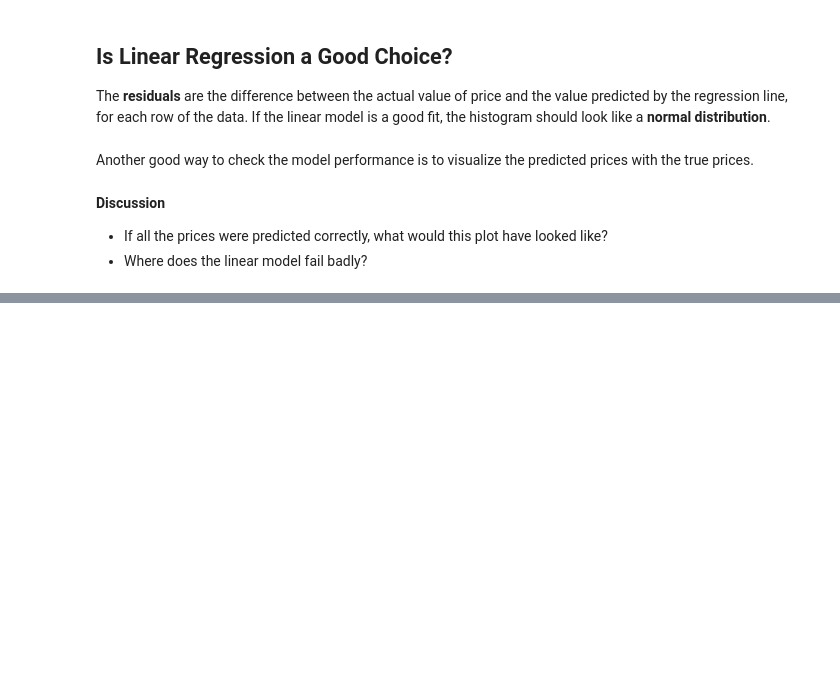
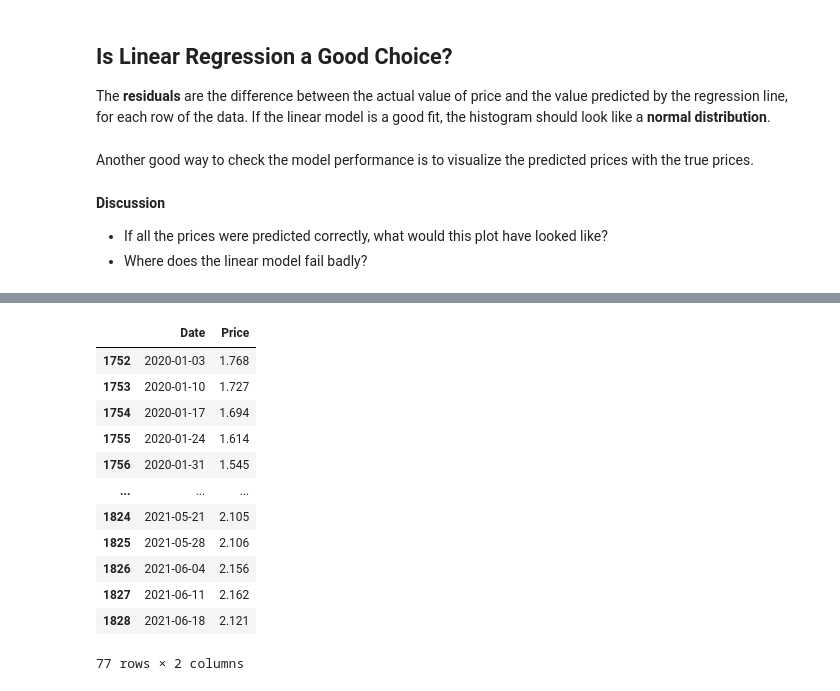
Before and after one commit to LiangZhaoCUNY/Modeling, a Jupyter notebook: Session06_LinearRegression.ipynb, the cells around one changed output, grey strips where cells are left out. Drawn from its saved outputs; the diff is of its cells as text; code cells hidden in the pictures; blank space fills up the shorter version.

```diff
--- a/Session06_LinearRegression.ipynb
+++ b/Session06_LinearRegression.ipynb
@@ -359,0 +456,22 @@ Suppose that you are designing a next-generation smart air-conditioning system f
+# %%
+# Load crude oil prices
+url = "https://www.eia.gov/dnav/pet/hist_xls/EER_EPMRU_PF4_Y35NY_DPGw.xls"
+crude = pd.read_excel(url, sheet_name="Data 1", skiprows=2,
+                    names=["Date", "Price"])
+crude["Date"] = pd.to_datetime(crude["Date"])
+crude = crude[crude["Date"] > datetime(2020, 1, 1)]
+crude
+# %% [output]
+|  | Date | Price |
+| 1752 | 2020-01-03 | 1.768 |
+| 1753 | 2020-01-10 | 1.727 |
+| 1754 | 2020-01-17 | 1.694 |
+| 1755 | 2020-01-24 | 1.614 |
+| 1756 | 2020-01-31 | 1.545 |
+| ... | ... | ... |
+| 1824 | 2021-05-21 | 2.105 |
+| 1825 | 2021-05-28 | 2.106 |
+| 1826 | 2021-06-04 | 2.156 |
+| 1827 | 2021-06-11 | 2.162 |
+| 1828 | 2021-06-18 | 2.121 |
+77 rows × 2 columns
```
Also changed, not shown: parts of 16 cells of this notebook.
